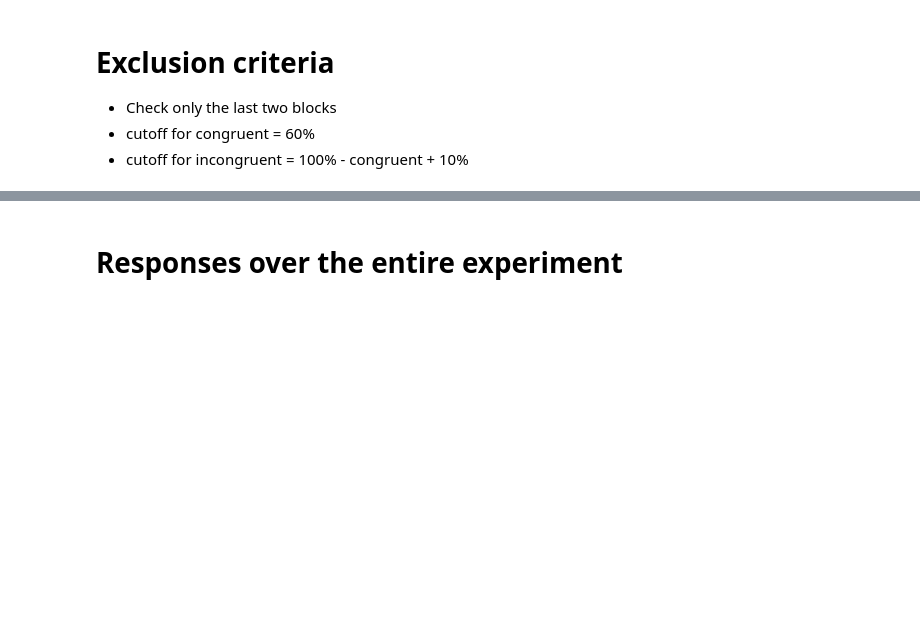
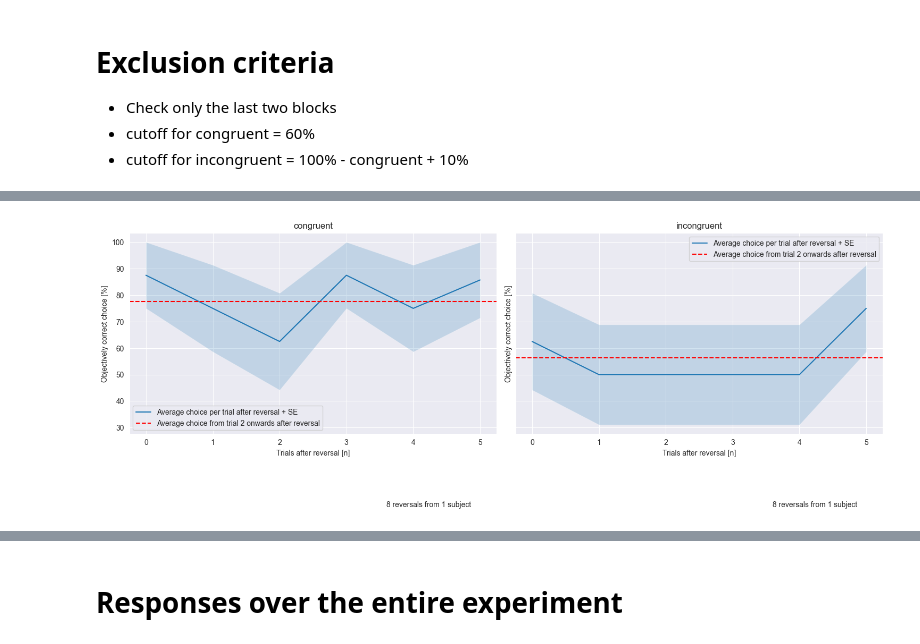
Before and after one commit to KTZ228/phd_1_analysis, a Jupyter notebook: analyses_behavioural/standard parameters/exclusion_check.ipynb, the cells around one changed output, grey strips where cells are left out. Drawn from its saved outputs; the diff is of its cells as text; code cells hidden in the pictures; blank space fills up the shorter version.

```diff
--- a/analyses_behavioural/standard parameters/exclusion_check.ipynb
+++ b/analyses_behavioural/standard parameters/exclusion_check.ipynb
@@ -64,2 +45,0 @@ print(fit_dict)
-# %%
-fit_result = utils.exclusion_check_models.fit_model(fit_dict)
@@ -120,0 +114,15 @@ The e-greedy value is 0.606
+# %%
+# Create new plots with different intervals that also contain the 50% trials
+print(last_blocks_results)
+unique_stimuli_types = last_blocks_results['stimuli_type'].unique()
+mapping = {0: 'subject_id', 1: 'stimuli_type', 2: 'congruency', 3: 0, 4: 1, 5: 2, 6: 3, 7: 4, 8: 5, 9: 6}
+group_name = 'congruency'
+session_name = 'session'
+unique_group_types = last_blocks_results[group_name].unique()
+
+
+all_reversals_dataframe = utils.analysis_functions.find_reversals_in_dataframe(last_blocks_results,
+                                                                             unique_subject_ids, unique_stimuli_types,
+                                                                             group_name, plot_range, mapping, session_name)
+participant_excluded = False
+print(all_reversals_dataframe)
@@ -120,0 +147,53 @@ The e-greedy value is 0.606
+# %%
+# Prepare the DataFrame by setting 'stimuli_type' as the index temporarily
+df = all_reversals_dataframe.set_index('congruency')
+
+subject_counts = len(df['subject_id'].unique())
+
+# Count the number of times both conditions were shown
+group_counts = df.index.value_counts()
+
+# We are not using 'subject_id', so let's exclude it from our calculations
+df = df.drop(columns=['subject_id'])
+df = df.drop(columns=['stimuli_type'])
+df = df.drop(columns=['session'])
+
+# Calculate the mean and standard deviation for each timepoint and stimuli_type
+means = df.groupby('congruency').mean()
+means = means*100
+means_overall = means.iloc[:, 2:]
+average_choice_after_reversal_total = means_overall.mean(axis=1).tolist()
+stds = df.groupby('congruency').sem()
+stds = stds * 100
+
+# Plotting
+fig, axs = plt.subplots(nrows=1, ncols=2, figsize=(15, 6), sharex=False, sharey=True) # Adjust based on the number of stimuli_types
+axs = axs.flatten() # Flatten to iterate easily
+
+#fig.suptitle('Objective performance grouped for congruency', fontsize=24, y=0.982)
+
+congruency_list = all_reversals_dataframe['congruency'].unique()
+
+congruency_types = means.index
+for i, congruency_type in enumerate(congruency_types):
+    if congruency_type != 'undefined':
+        # Timepoints are the column names converted to integers for x-axis values
+        timepoints = list(range(plot_range[0], plot_range[1]))
+        mean_values = means.loc[congruency_type]
+        std_values = stds.loc[congruency_type]
+
+        axs[i].plot(timepoints, mean_values, label='Average choice per trial after reversal + SE')
+        axs[i].fill_between(timepoints, mean_values - std_values, mean_values + std_values, alpha=0.2)
+        axs[i].axhline((average_choice_after_reversal_total[i]), color='r', linestyle='--', label='Average choice from trial 2 onwards after reversal')
+        #axs[i].plot(probability_dataframe_pivoted[i+1].dropna())
+        axs[i].set_title(congruency_type)
+        axs[i].set_xlabel('Trials after reversal [n]')
+        axs[i].set_ylabel('Objectively correct choice [%]')
+        axs[i].text(3.6, 0, f'{group_counts[congruency_type]} reversals from {subject_counts} subject', fontsize=10)
+        axs[i].legend()
+        axs[i].grid(True)
+
+plt.tight_layout()
+plt.show()
+# %% [output]
+[figure, added]
```
Also changed, not shown: parts of 21 cells of this notebook.
